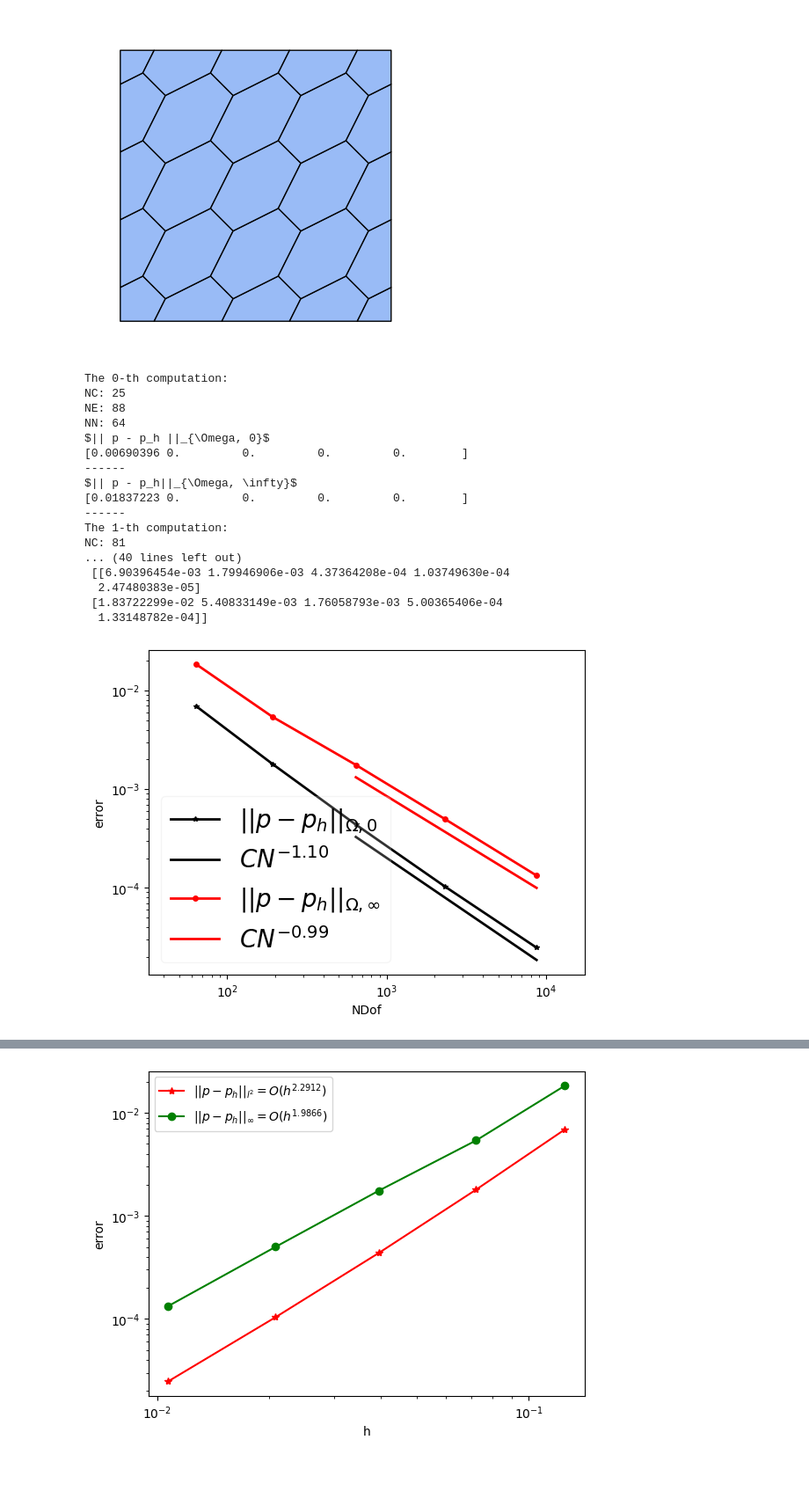
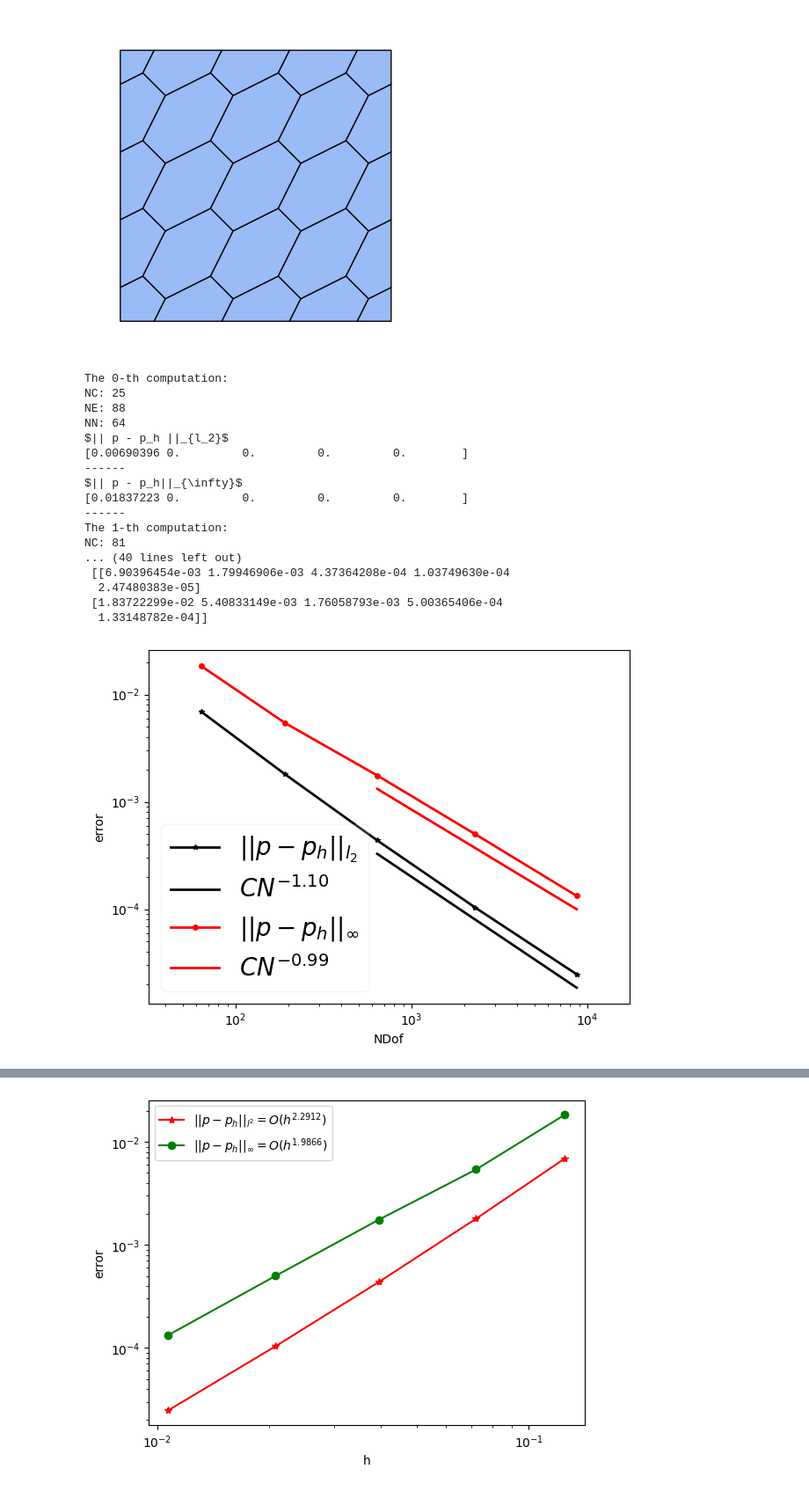
Before and after one commit to brighthe/hlthesis, a Jupyter notebook: mfdm/error_exp2_poisson_mfdm_primal.ipynb, the cells around one changed output, grey strips where cells are left out. Shown at 88% size. Cells and saved outputs as stored; diff of their text form; code cells hidden in the pictures.

```diff
--- a/mfdm/error_exp2_poisson_mfdm_primal.ipynb
+++ b/mfdm/error_exp2_poisson_mfdm_primal.ipynb
@@ -23,8 +23,8 @@ ns = 4
 mesh = PolygonMesh.from_unit_square(nx=ns, ny=ns)
 
 maxit = 5
-errorType = ['$|| p - p_h ||_{\\Omega, 0}$',
-             '$|| p - p_h||_{\\Omega, \\infty}$']
+errorType = ['$|| p - p_h ||_{l_2}$',
+             '$|| p - p_h||_{\\infty}$']
 errorMatrix = np.zeros((2, maxit), dtype=np.float64)
 NDof = np.zeros(maxit, dtype=np.int_)
 
@@ -92,10 +92,10 @@ The 0-th computation:
 NC: 25
 NE: 88
 NN: 64
-$|| p - p_h ||_{\Omega, 0}$
+$|| p - p_h ||_{l_2}$
 [0.00690396 0.         0.         0.         0.        ]
 ------
-$|| p - p_h||_{\Omega, \infty}$
+$|| p - p_h||_{\infty}$
 [0.01837223 0.         0.         0.         0.        ]
 ------
 The 1-th computation:
@@ -108,12 +108,13 @@ NC: 81
 # %%
 from fealpy.tools.show import showmultirate
 
 showmultirate(plt, 2, NDof, errorMatrix, errorType, propsize=20, lw=2, ms=4)
 plt.xlabel('NDof')
 plt.ylabel('error')
+plt.tight_layout()
 plt.show()
 # %% [output]
-[figure, old version]
+[figure, new version]
 # %%
 h = 1 / (np.power(NDof, 1/2))
 showmultirate(plt, 2, h, errorMatrix,  errorType, propsize=20)
```
Also changed, not shown: parts of 2 cells of this notebook, 3 other files.
